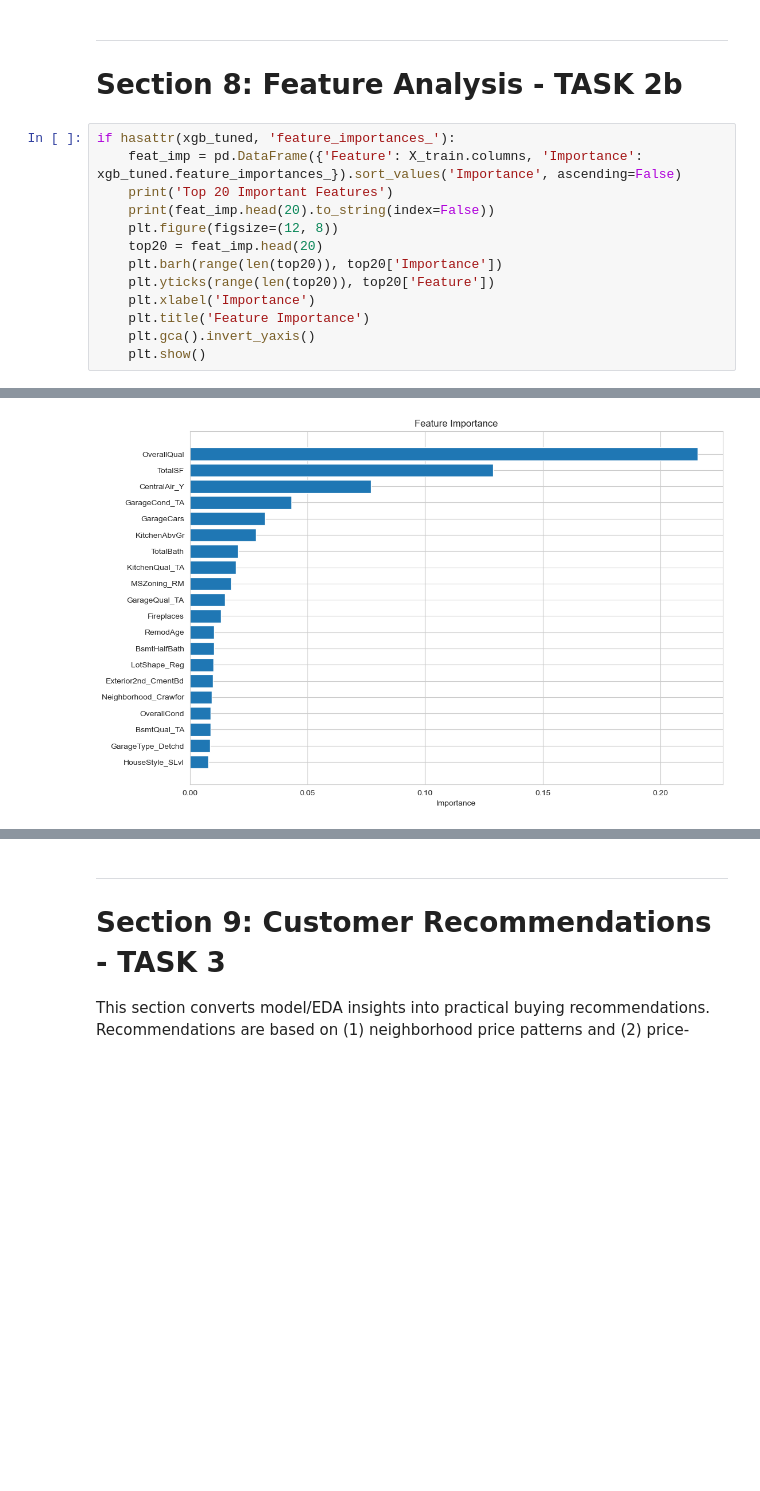
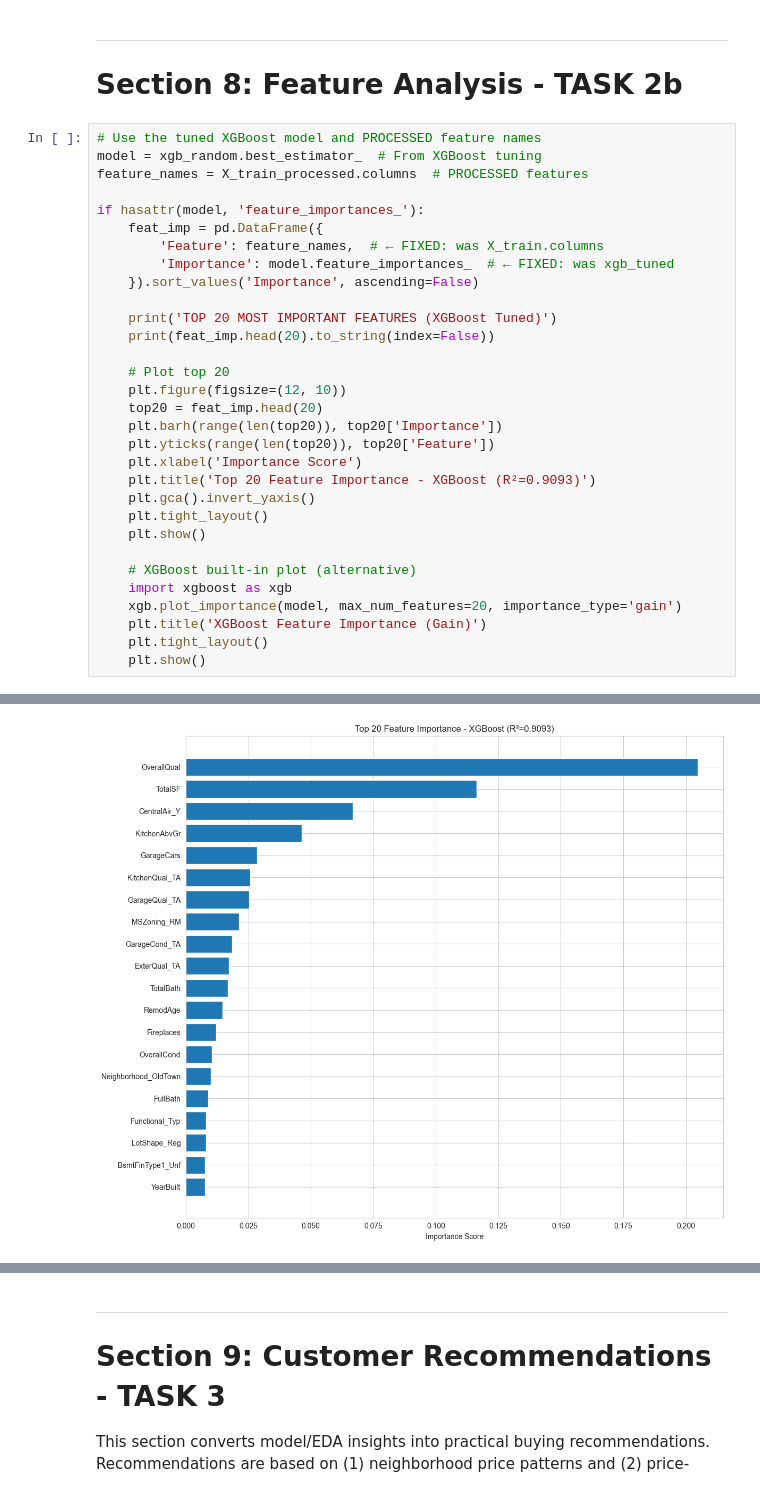
Before and after one commit to sayeesx/Ames-Housing-Price-Prediction-ML, a Jupyter notebook: PRCP-1020-HousePricePred.ipynb, the cells around one changed output, grey strips where cells are left out. Cells and saved outputs as stored; diff of their text form; blank space fills up the shorter version.

```diff
--- a/PRCP-1020-HousePricePred.ipynb
+++ b/PRCP-1020-HousePricePred.ipynb
@@ -1083,16 +1083,34 @@ def predict_new_house(raw_features):
 
 # Section 8: Feature Analysis - TASK 2b
 # %%
-if hasattr(xgb_tuned, 'feature_importances_'):
-    feat_imp = pd.DataFrame({'Feature': X_train.columns, 'Importance': xgb_tuned.feature_importances_}).sort_values('Importance', ascending=False)
-    print('Top 20 Important Features')
+# Use the tuned XGBoost model and PROCESSED feature names
+model = xgb_random.best_estimator_  # From XGBoost tuning
+feature_names = X_train_processed.columns  # PROCESSED features
+
+if hasattr(model, 'feature_importances_'):
+    feat_imp = pd.DataFrame({
+        'Feature': feature_names,  # ← FIXED: was X_train.columns
+        'Importance': model.feature_importances_  # ← FIXED: was xgb_tuned
+    }).sort_values('Importance', ascending=False)
+
+    print('TOP 20 MOST IMPORTANT FEATURES (XGBoost Tuned)')
     print(feat_imp.head(20).to_string(index=False))
-    plt.figure(figsize=(12, 8))
+
+    # Plot top 20
+    plt.figure(figsize=(12, 10))
     top20 = feat_imp.head(20)
     plt.barh(range(len(top20)), top20['Importance'])
     plt.yticks(range(len(top20)), top20['Feature'])
-    plt.xlabel('Importance')
-    plt.title('Feature Importance')
+    plt.xlabel('Importance Score')
+    plt.title('Top 20 Feature Importance - XGBoost (R²=0.9093)')
     plt.gca().invert_yaxis()
+    plt.tight_layout()
     plt.show()
+
+    # XGBoost built-in plot (alternative)
+    import xgboost as xgb
+    xgb.plot_importance(model, max_num_features=20, importance_type='gain')
+    plt.title('XGBoost Feature Importance (Gain)')
+    plt.tight_layout()
+    plt.show()
 # %% [output]
@@ -1116 +1134 @@ Top 20 Important Features
-[figure, old version]
+[figure, new version]
```
Also changed, not shown: parts of 15 cells of this notebook, 3 other files.
